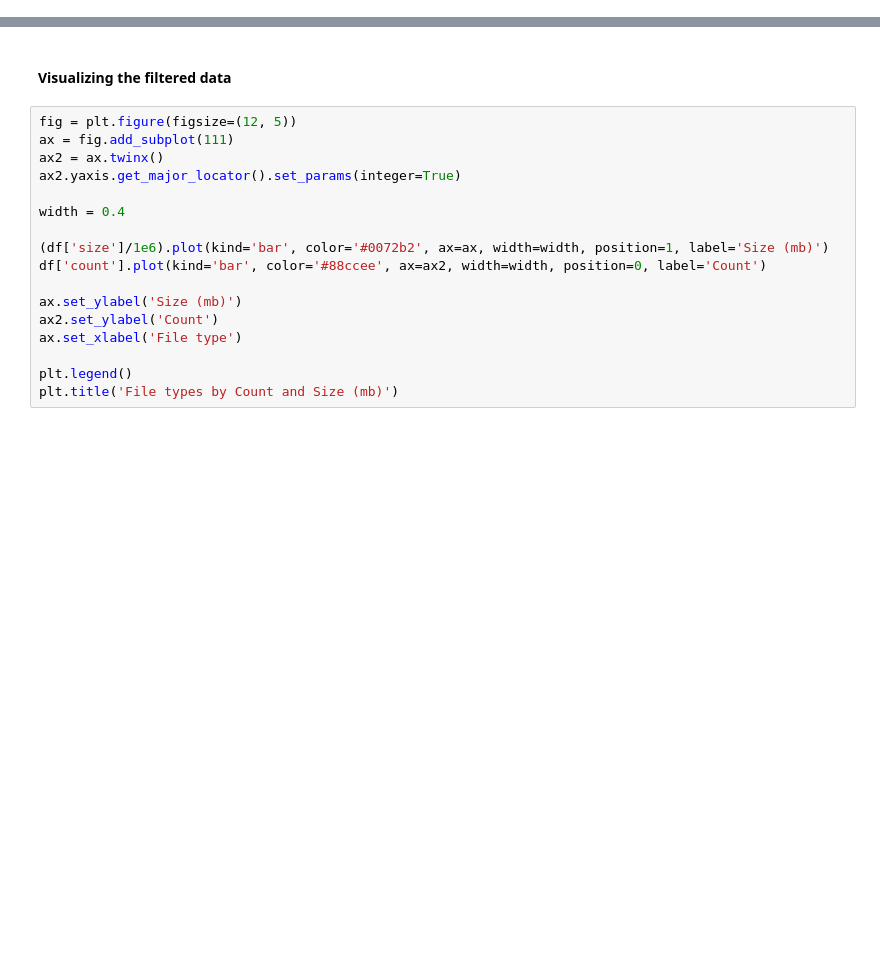
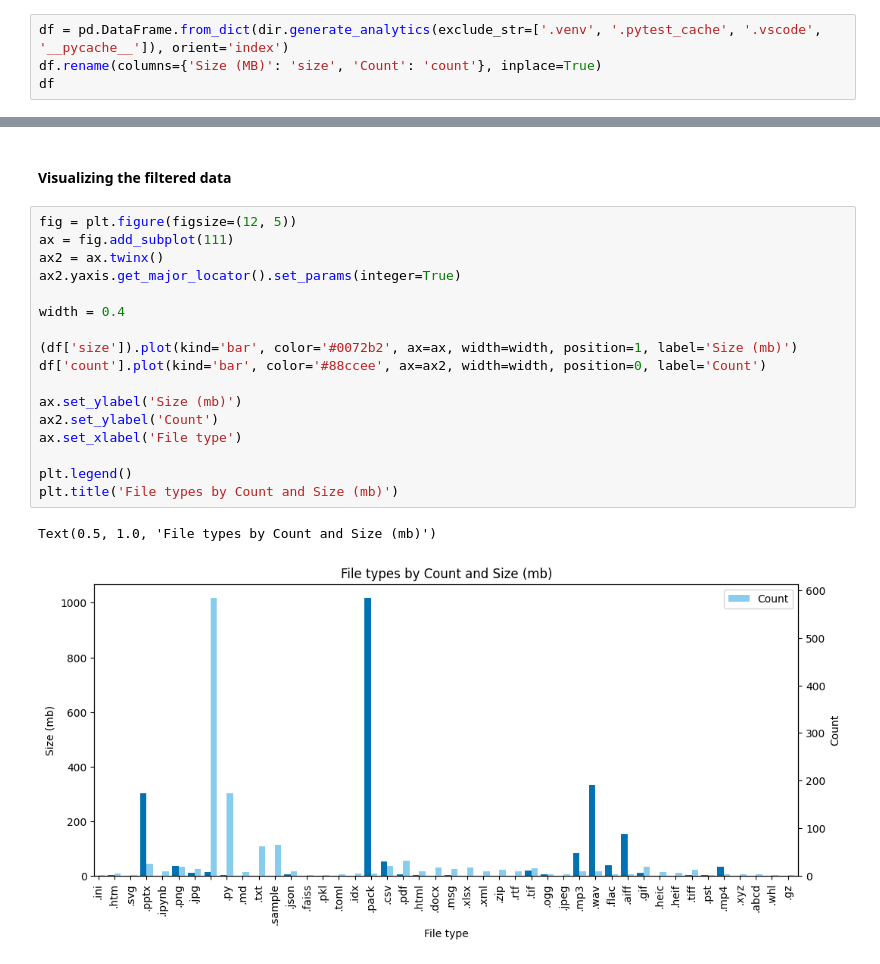
Before and after one commit to hc-sc-ocdo-bdpd/file-processing, a Jupyter notebook: file_processing/analytics.ipynb, the cells around one changed output, grey strips where cells are left out. Drawn from its saved outputs; the diff is of its cells as text; blank space fills up the shorter version.

```diff
--- a/file_processing/analytics.ipynb
+++ b/file_processing/analytics.ipynb
@@ -65,0 +21,4 @@ df.to_csv('./analytics.csv')
+# %%
+df = pd.DataFrame.from_dict(dir.generate_analytics(exclude_str=['.venv', '.pytest_cache', '.vscode', '__pycache__']), orient='index')
+df.rename(columns={'Size (MB)': 'size', 'Count': 'count'}, inplace=True)
+df
@@ -68,20 +45,23 @@ df.to_csv('./analytics.csv')
 # %%
 fig = plt.figure(figsize=(12, 5))
 ax = fig.add_subplot(111)
 ax2 = ax.twinx()
 ax2.yaxis.get_major_locator().set_params(integer=True)
 
 width = 0.4
 
-(df['size']/1e6).plot(kind='bar', color='#0072b2', ax=ax, width=width, position=1, label='Size (mb)')
+(df['size']).plot(kind='bar', color='#0072b2', ax=ax, width=width, position=1, label='Size (mb)')
 df['count'].plot(kind='bar', color='#88ccee', ax=ax2, width=width, position=0, label='Count')
 
 ax.set_ylabel('Size (mb)')
 ax2.set_ylabel('Count')
 ax.set_xlabel('File type')
 
 plt.legend()
 plt.title('File types by Count and Size (mb)')
+# %% [output]
+Text(0.5, 1.0, 'File types by Count and Size (mb)')
+[figure, added]
 # %%
 import matplotlib.pyplot as plt
 
```
Also changed, not shown: parts of 11 cells of this notebook, 9 other files.
